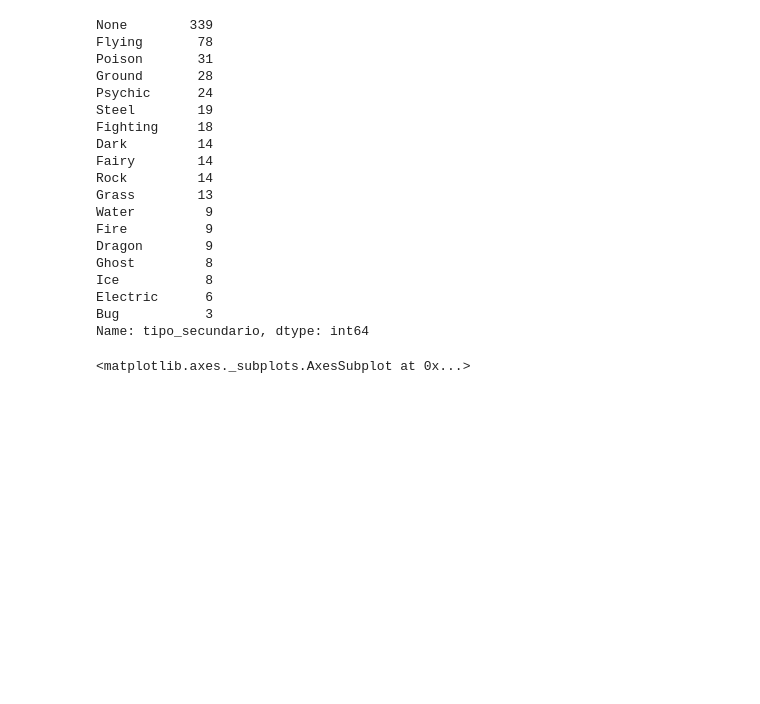
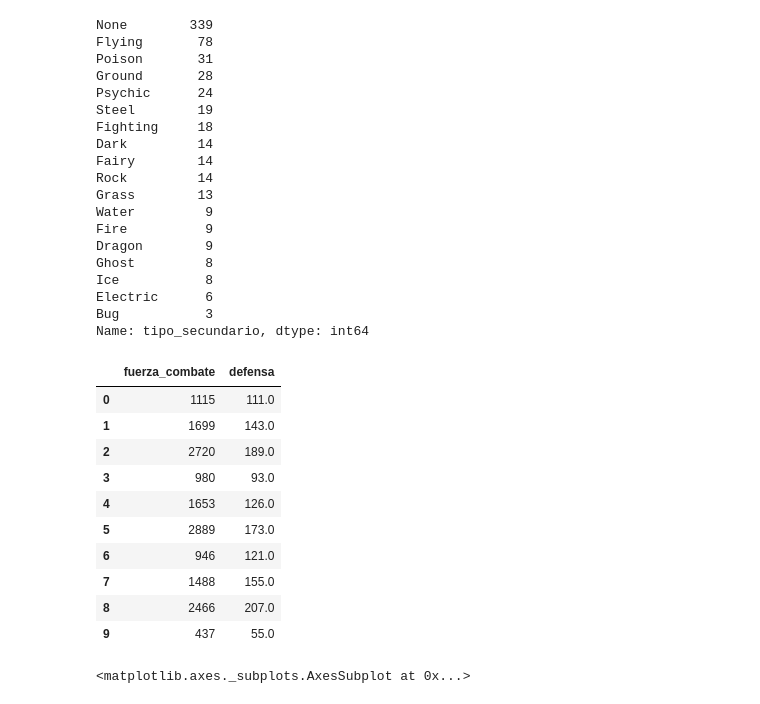
Before and after one commit to IonatanPerez/AprenderProgramando_cursos_2022, a Jupyter notebook: Proyectos personales/Camila Plata - Jueves/tarea pokemon.ipynb, the cells around one changed output. Saved outputs shown, nothing was run; the diff lists cells and outputs as text; code cells hidden in the pictures; blank space fills up the shorter version.

```diff
--- a/Proyectos personales/Camila Plata - Jueves/tarea pokemon.ipynb
+++ b/Proyectos personales/Camila Plata - Jueves/tarea pokemon.ipynb
@@ -414,6 +414,21 @@ Name: tipo_secundario, dtype: int64
 datos_nan.to_csv('data_limpia_tarea.csv')
 # %%
 import seaborn as sns
+# %%
+data_selec = data[['fuerza_combate', 'defensa']]
+data_selec.head(10)
+# %% [output]
+|  | fuerza_combate | defensa |
+| 0 | 1115 | 111.0 |
+| 1 | 1699 | 143.0 |
+| 2 | 2720 | 189.0 |
+| 3 | 980 | 93.0 |
+| 4 | 1653 | 126.0 |
+| 5 | 2889 | 173.0 |
+| 6 | 946 | 121.0 |
+| 7 | 1488 | 155.0 |
+| 8 | 2466 | 207.0 |
+| 9 | 437 | 55.0 |
 # %%
 sns.scatterplot(data = data, x='defensa', y='fuerza_combate')
 # %% [output]
```
Also changed, not shown: parts of 7 cells of this notebook, 1 other file.
